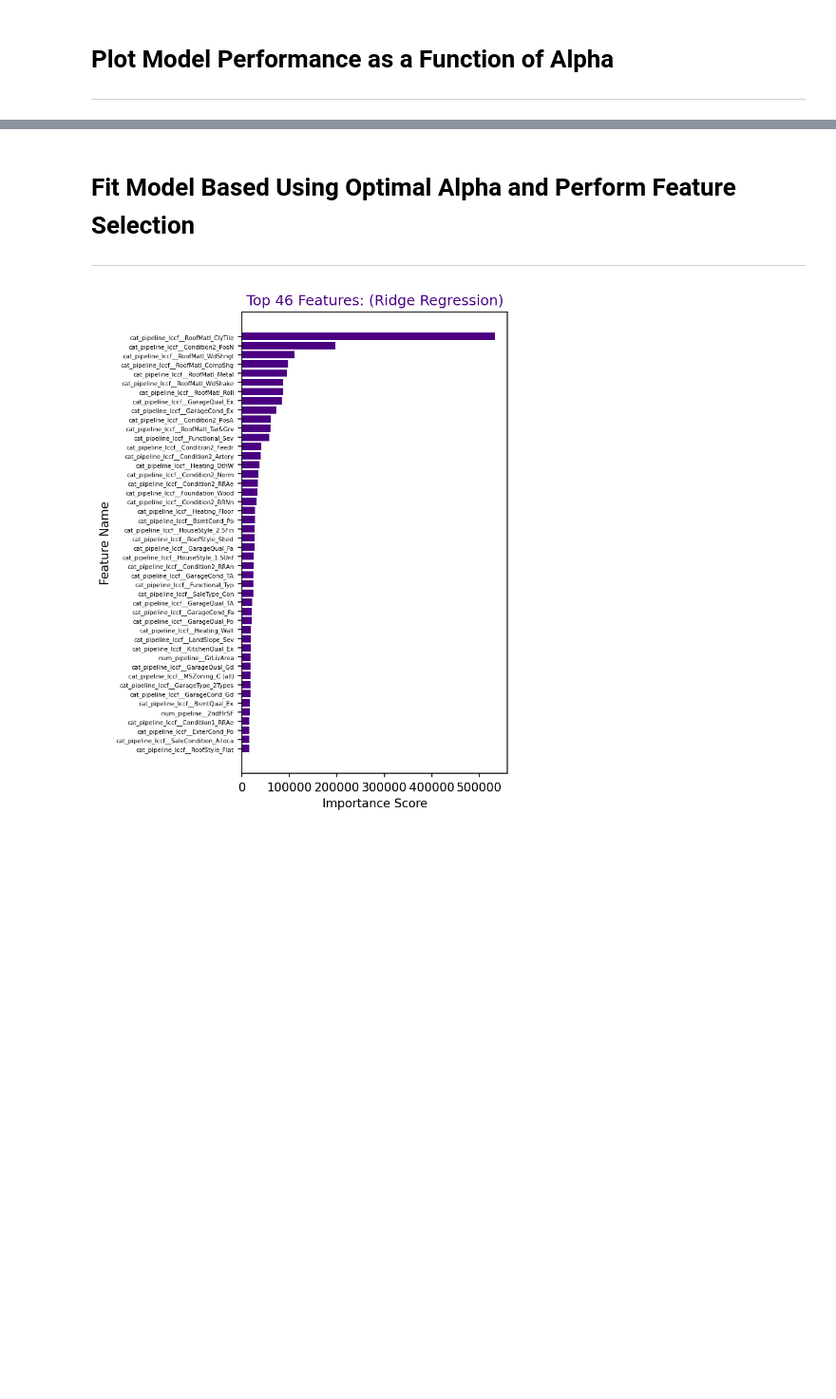
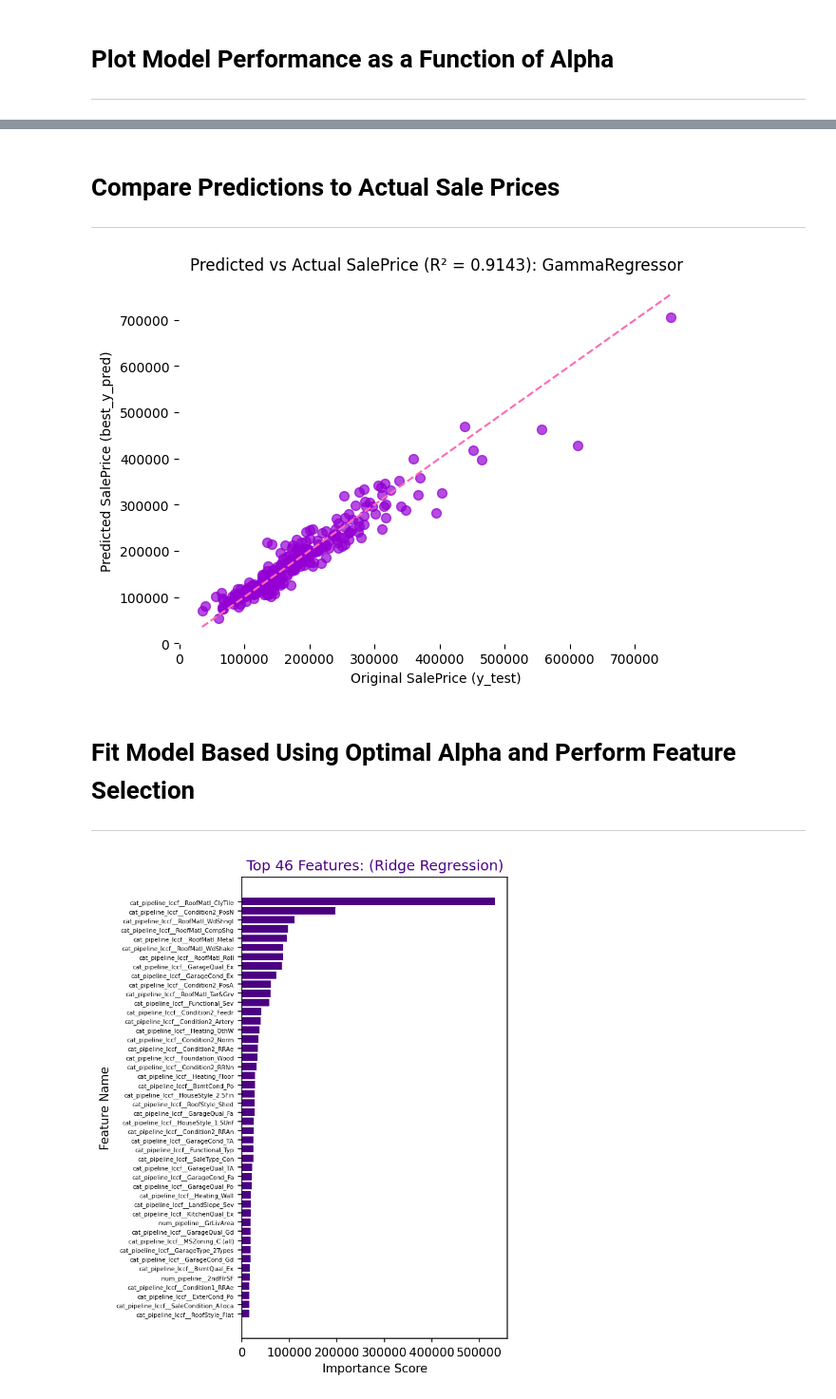
Before and after one commit to cfoli/AI-4-Financial-Modeling, a Jupyter notebook: House_Price_Forecasting.ipynb, the cells around one changed output, grey strips where cells are left out. Shown at 95% size. Drawn from its saved outputs; the diff is of its cells as text; code cells hidden in the pictures; blank space fills up the shorter version.

```diff
--- a/House_Price_Forecasting.ipynb
+++ b/House_Price_Forecasting.ipynb
@@ -422,3 +421,24 @@ plt.show() # Added plt.show() to display the plot
+# %% [markdown]
+# Compare Predictions to Actual Sale Prices
+
+---
+# %%
+import matplotlib.pyplot as plt
+
+# Create scatter plot
+plt.subplots(figsize=(7, 5))
+
+plt.plot([min(y_test), max(y_test)], [min(y_test), max(y_test)], color='hotpink', linestyle='--')  # Diagonal line for reference
+plt.scatter(y_test, best_y_pred, color='darkviolet', alpha=0.7,s=50,edgecolors=None) # hotpink, darkviolet
+
+plt.xlabel("Original SalePrice (y_test)")
+plt.ylabel("Predicted SalePrice (best_y_pred)")
+plt.title(f"Predicted vs Actual SalePrice (R² = {optimal_alpha_outputs['test_r2']:.4f}): {model_name}")
+plt.grid(False)
+plt.gca().spines[:].set_visible(False)
+plt.show()
+# %% [output]
+[figure, added]
 # %% [markdown]
 # Fit Model Based Using Optimal Alpha and Perform Feature Selection
 
```
Also changed, not shown: parts of 17 cells of this notebook.
